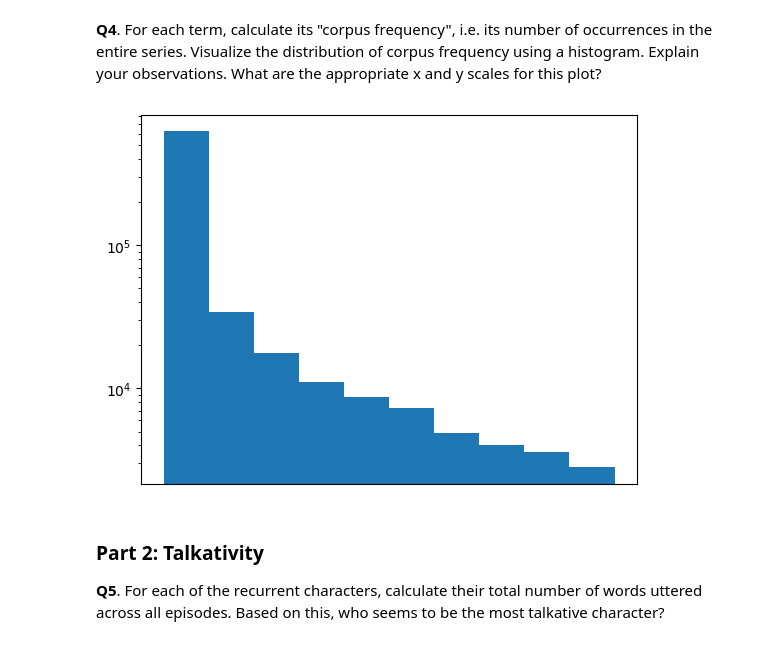
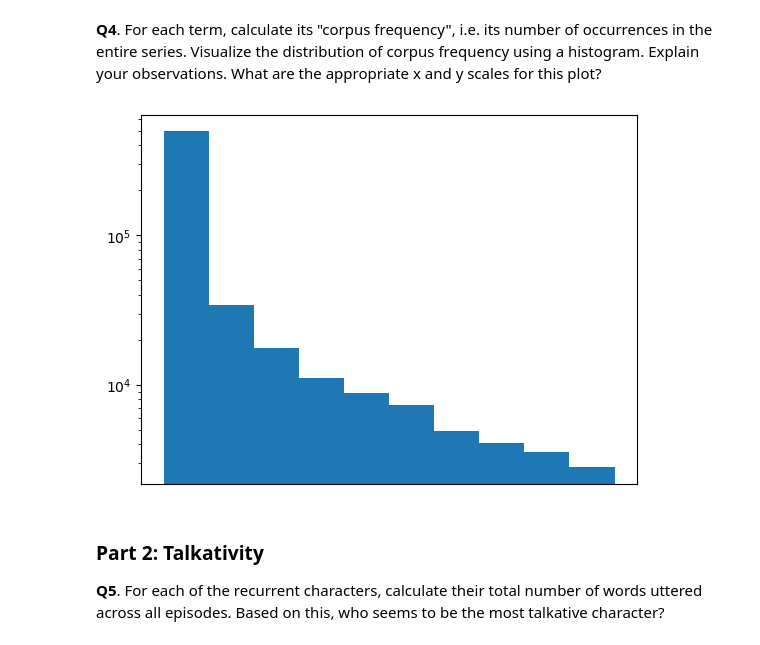
Before and after one commit to arinaruck/ada_2022, a Jupyter notebook: Tutorials/09 - Handing text/Handling_text_exercise_2.ipynb, the cells around one changed output. Cells and saved outputs as stored; diff of their text form; code cells hidden in the pictures.

```diff
--- a/Tutorials/09 - Handing text/Handling_text_exercise_2.ipynb
+++ b/Tutorials/09 - Handing text/Handling_text_exercise_2.ipynb
@@ -142,5 +123,5 @@ from helpers.helper_functions import EXCLUDE_CHARS
 
 print(fr'[{re.escape("".join(EXCLUDE_CHARS))}]')
 punct = re.compile(fr'[{re.escape("".join(EXCLUDE_CHARS))}]')
-filtered_df.cleaned_line = filtered_df.line.str.replace(punct, ' ').str.lower()
+filtered_df['cleaned_line'] = filtered_df.line.str.replace(punct, ' ').str.lower()
 # %% [output]
@@ -150,17 +152,17 @@ filtered_df.cleaned_line = filtered_df.line.str.replace(punct, ' ').str.lower()
 # %%
 from collections import Counter
 
 corpus = ' '.join(filtered_df.cleaned_line.values.tolist())
-words = [token for token in corpus.split(' ')]
+words = [token for token in re.split(r'\s+', corpus)]
 
 # five most common tokens
 word_freq = Counter(words)
 freq_list = sorted(list(word_freq.values()))[::-1]
 plt.hist(word_freq.keys(), weights=word_freq.values(), label="term frequency")
 plt.yscale('log')
 plt.xticks([], []);
 # %% [output]
-[figure, old version]
+[figure, new version]
 # %% [markdown]
 ### Part 2: Talkativity
 **Q5**. For each of the recurrent characters, calculate their total number of words uttered across all episodes. Based on this, who seems to be the most talkative character?
```
Also changed, not shown: parts of 14 cells of this notebook, 1 other file.
